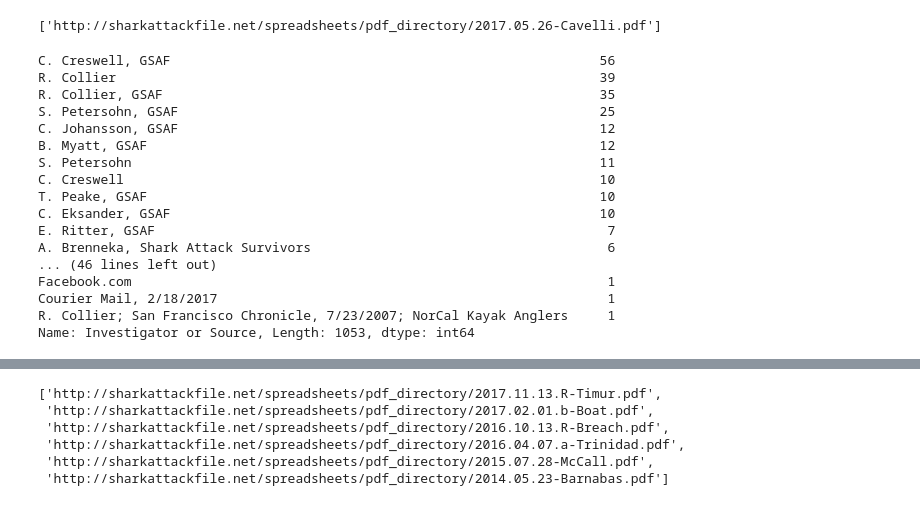
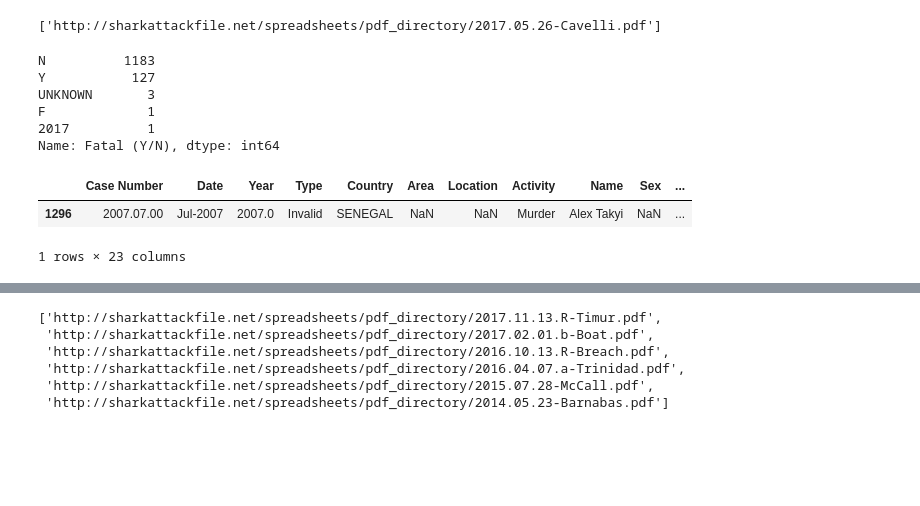
Before and after one commit to nmolivo/shark-attack-capstone, a Jupyter notebook: 00_Datamunging/sharks-EDA.ipynb, the cells around one changed output, grey strips where cells are left out. Cells and saved outputs as stored; diff of their text form; code cells hidden in the pictures; blank space fills up the shorter version.

```diff
--- a/00_Datamunging/sharks-EDA.ipynb
+++ b/00_Datamunging/sharks-EDA.ipynb
@@ -204,5 +204,5 @@ new_df.to_csv('01_df.csv')
 # %%
-new_df = pd.read_csv('01_df.csv')
+new_df = pd.read_csv('../assets/01_df.csv')
 # %%
 insta = new_df[new_df['Type']=='Invalid']
 # %%
@@ -231,23 +231,20 @@ Name: Activity, dtype: int64
 list(insta[insta['Activity']=="Photo shoot"]['href formula'])
 # %% [output]
 ['http://sharkattackfile.net/spreadsheets/pdf_directory/2017.05.26-Cavelli.pdf']
-# %%
-new_df['Investigator or Source'].value_counts()
-# %% [output]
-C. Creswell, GSAF                                                       56
-R. Collier                                                              39
-R. Collier, GSAF                                                        35
-S. Petersohn, GSAF                                                      25
-C. Johansson, GSAF                                                      12
-B. Myatt, GSAF                                                          12
-S. Petersohn                                                            11
-C. Creswell                                                             10
-T. Peake, GSAF                                                          10
-C. Eksander, GSAF                                                       10
-E. Ritter, GSAF                                                          7
-A. Brenneka, Shark Attack Survivors                                      6
-... (46 lines left out)
-Facebook.com                                                             1
-Courier Mail, 2/18/2017                                                  1
-R. Collier; San Francisco Chronicle, 7/23/2007; NorCal Kayak Anglers     1
-Name: Investigator or Source, Length: 1053, dtype: int64
+# %%
+new_df['Fatal (Y/N)'].value_counts()
+# %% [output]
+N          1183
+Y           127
+UNKNOWN       3
+F             1
+2017          1
+Name: Fatal (Y/N), dtype: int64
+# %%
+new_df['Fatal (Y/N)'] = new_df['Fatal (Y/N)'].astype(str)
+# %%
+new_df[new_df['Fatal (Y/N)'].str.contains("UNKNOWN")]
+# %% [output]
+|  | Case Number | Date | Year | Type | Country | Area | Location | Activity | Name | Sex | ... |
+| 1296 | 2007.07.00 | Jul-2007 | 2007.0 | Invalid | SENEGAL | NaN | NaN | Murder | Alex Takyi | NaN | ... |
+1 rows × 23 columns
```
Also changed, not shown: parts of 14 cells of this notebook.
